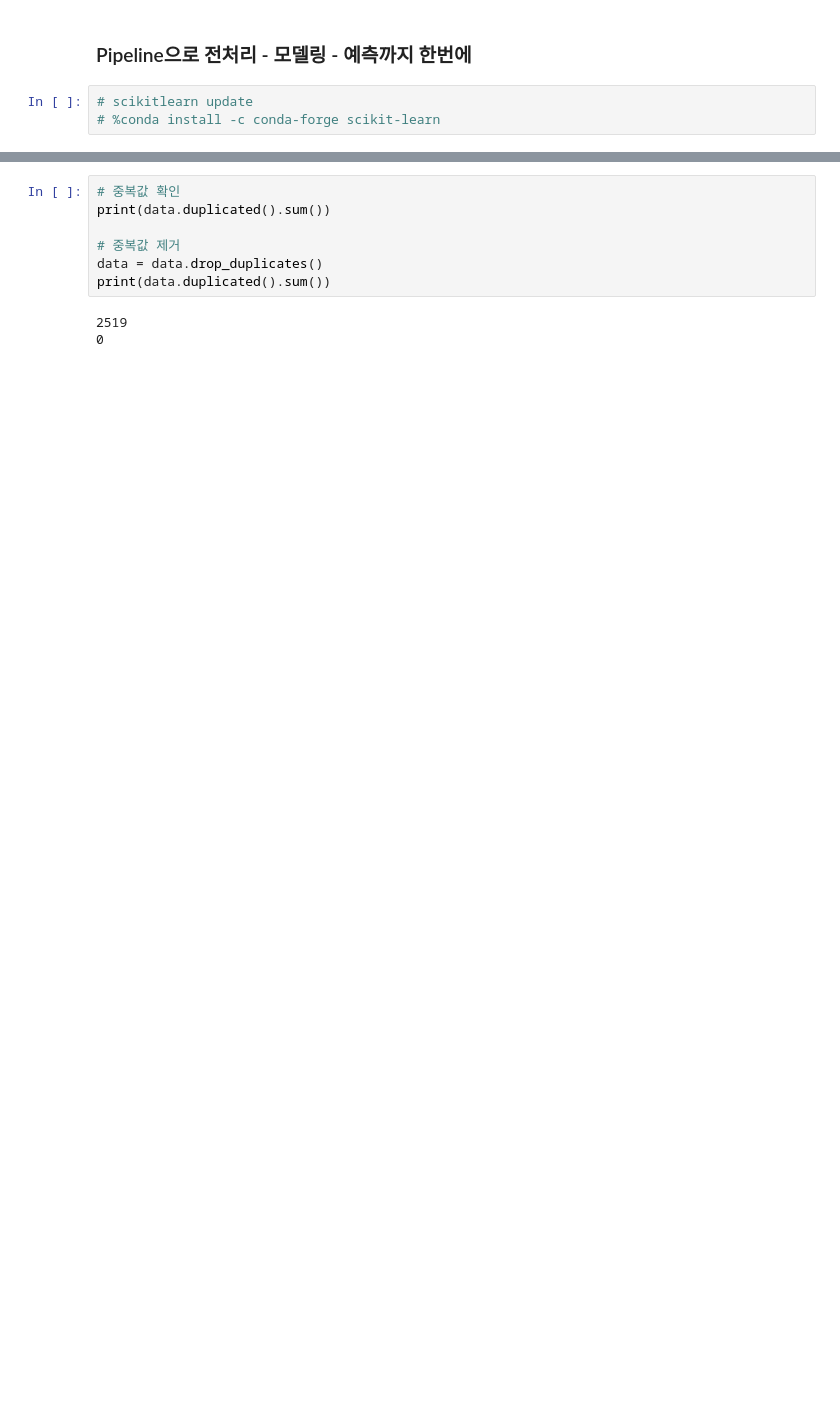
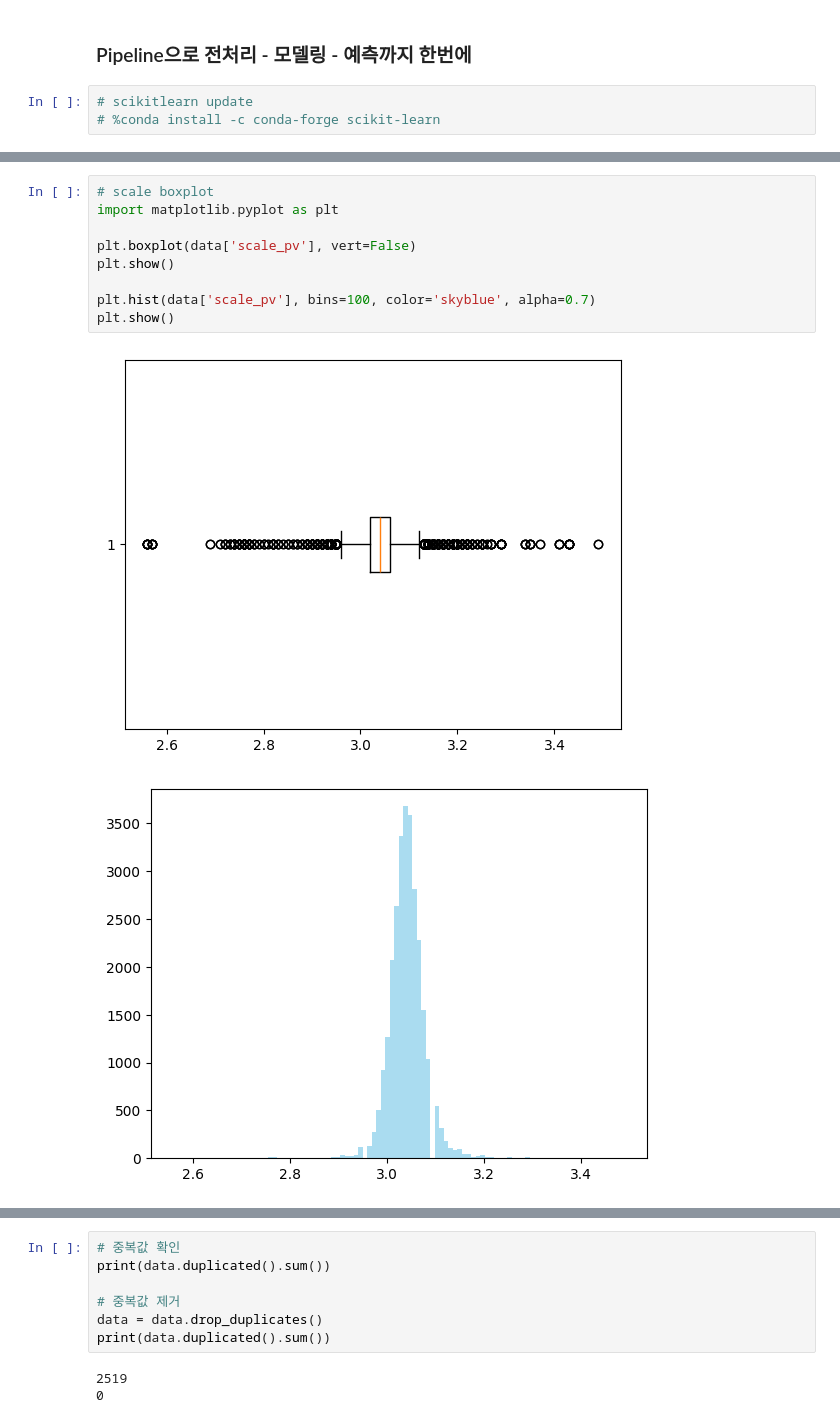
Before and after one commit to juugii-ho/Project_CompterMate, a Jupyter notebook: Modeling/Project/JJW/Project/M07_pipeline.ipynb, the cells around one changed output, grey strips where cells are left out. Drawn from its saved outputs; the diff is of its cells as text; blank space fills up the shorter version.

```diff
--- a/Modeling/Project/JJW/Project/M07_pipeline.ipynb
+++ b/Modeling/Project/JJW/Project/M07_pipeline.ipynb
@@ -34,0 +73,12 @@ data.head()
+# %%
+# scale boxplot
+import matplotlib.pyplot as plt
+
+plt.boxplot(data['scale_pv'], vert=False)
+plt.show()
+
+plt.hist(data['scale_pv'], bins=100, color='skyblue', alpha=0.7)
+plt.show()
+# %% [output]
+[figure, added]
+[figure, added]
```
Also changed, not shown: parts of 11 cells of this notebook, 3 other files.
